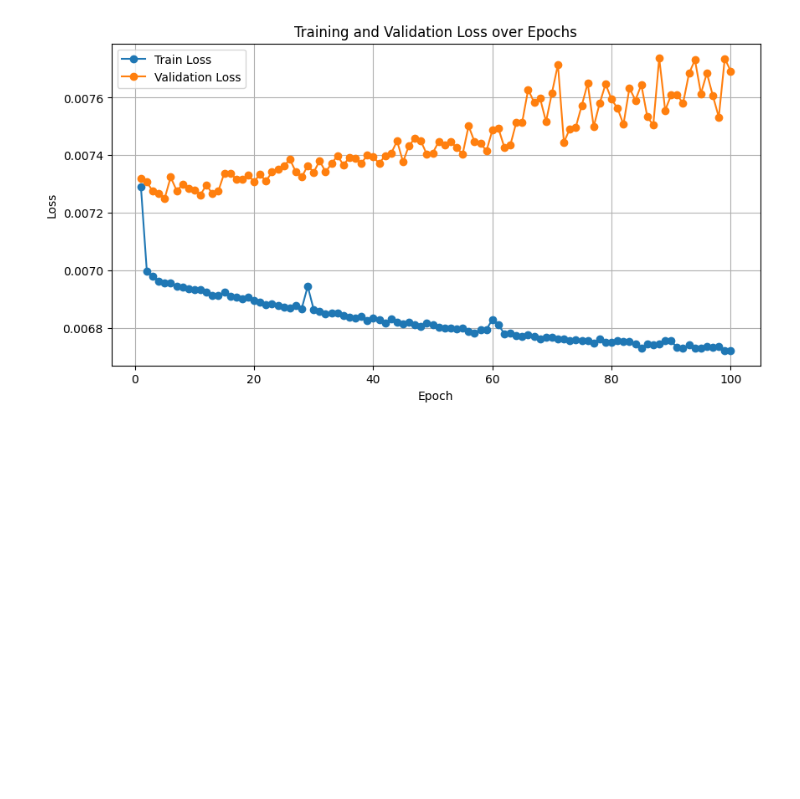
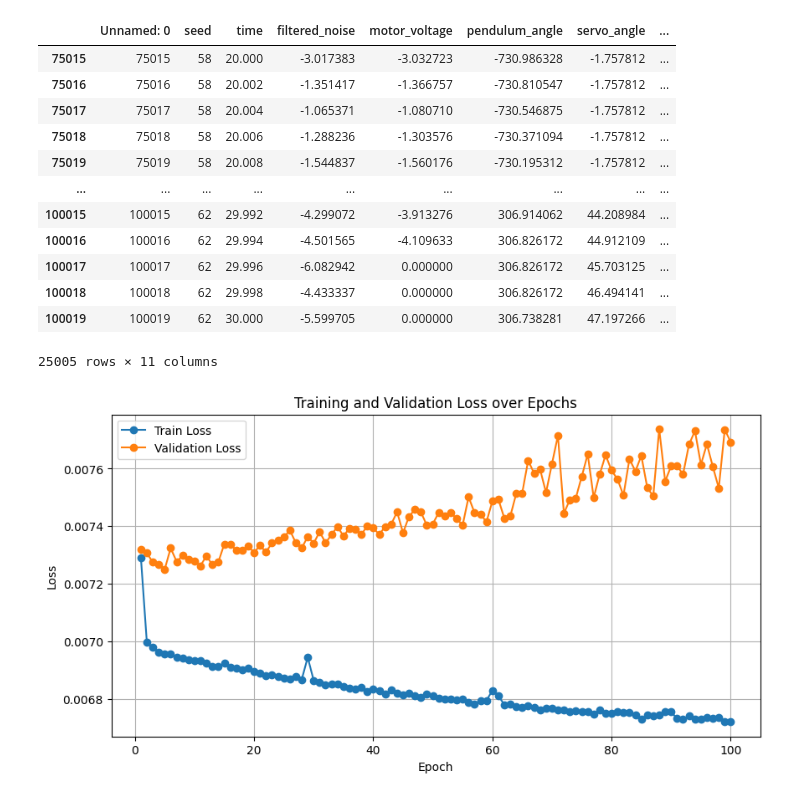
Before and after one commit to Dbosty/221a-Final-Project, a Jupyter notebook: mb_learning/gen_plots.ipynb, the cells around one changed output. Saved outputs shown, nothing was run; the diff lists cells and outputs as text; code cells hidden in the pictures; blank space fills up the shorter version.

Commit message:
redid nonlinear training

```diff
--- a/mb_learning/gen_plots.ipynb
+++ b/mb_learning/gen_plots.ipynb
@@ -0,0 +1,24 @@
+# %%
+import pandas as pd
+import numpy as np
+
+data = pd.read_csv("csvs/inv_pend_excite_data.csv")
+train_amt = 0.9
+train_list = []
+test_list = []
+
+# to_train = data["seed"].unique()[:15]
+# to_test = data["seed"].unique()[15:]
+
+# for seed in data["seed"].unique():
+#     to_train = int(np.floor(len(data[data["seed"] == seed]) * train_amt))
+#     print(to_train)
+#     df = data[data["seed"] == seed]
+#     train_list.append(df.iloc[:to_train])
+#     test_list.append(df.iloc[to_train:])
+
+# train = pd.concat(train_list, ignore_index=True)
+# test = pd.concat(test_list, ignore_index=True)
+
+train = data[data["seed"] <= 57]
+test = data[data["seed"] > 57]
@@ -1,3 +28,19 @@
+# %%
+test
+# %% [output]
+|  | Unnamed: 0 | seed | time | filtered_noise | motor_voltage | pendulum_angle | servo_angle | ... |
+| 75015 | 75015 | 58 | 20.000 | -3.017383 | -3.032723 | -730.986328 | -1.757812 | ... |
+| 75016 | 75016 | 58 | 20.002 | -1.351417 | -1.366757 | -730.810547 | -1.757812 | ... |
+| 75017 | 75017 | 58 | 20.004 | -1.065371 | -1.080710 | -730.546875 | -1.757812 | ... |
+| 75018 | 75018 | 58 | 20.006 | -1.288236 | -1.303576 | -730.371094 | -1.757812 | ... |
+| 75019 | 75019 | 58 | 20.008 | -1.544837 | -1.560176 | -730.195312 | -1.757812 | ... |
+| ... | ... | ... | ... | ... | ... | ... | ... | ... |
+| 100015 | 100015 | 62 | 29.992 | -4.299072 | -3.913276 | 306.914062 | 44.208984 | ... |
+| 100016 | 100016 | 62 | 29.994 | -4.501565 | -4.109633 | 306.826172 | 44.912109 | ... |
+| 100017 | 100017 | 62 | 29.996 | -6.082942 | 0.000000 | 306.826172 | 45.703125 | ... |
+| 100018 | 100018 | 62 | 29.998 | -4.433337 | 0.000000 | 306.826172 | 46.494141 | ... |
+| 100019 | 100019 | 62 | 30.000 | -5.599705 | 0.000000 | 306.738281 | 47.197266 | ... |
+25005 rows × 11 columns
 # %%
 import pandas as pd
 import matplotlib.pyplot as plt
```
Also changed, not shown: parts of 1 cell of this notebook, 18 other files.
